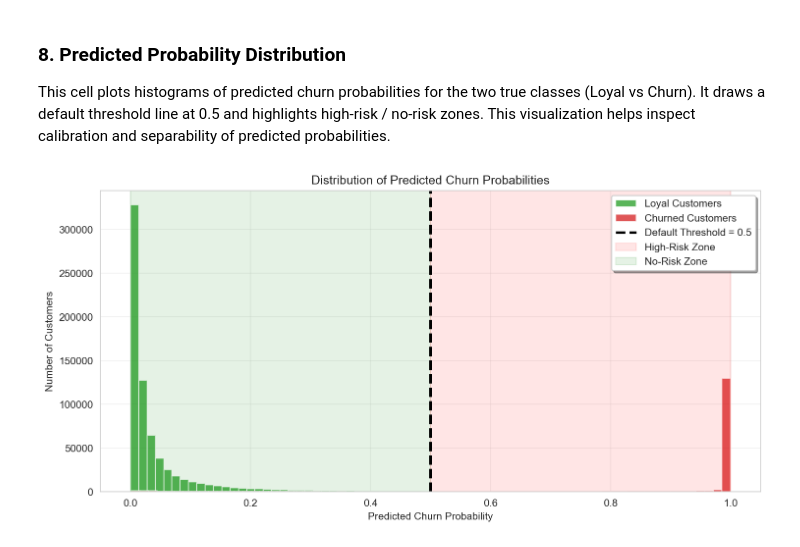
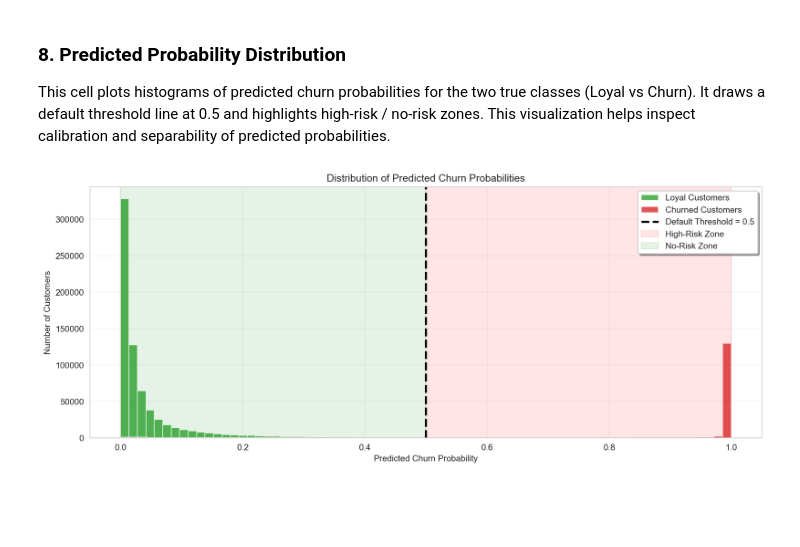
Before and after one commit to BraveVahid/telecom-customer-churn-prediction, a Jupyter notebook: notebooks/model_evaluation_report.ipynb, the cells around one changed output. Drawn from its saved outputs; the diff is of its cells as text; code cells hidden in the pictures; blank space fills up the shorter version.

```diff
--- a/notebooks/model_evaluation_report.ipynb
+++ b/notebooks/model_evaluation_report.ipynb
@@ -192,20 +231,20 @@ plt.show()
 
 This cell plots histograms of predicted churn probabilities for the two true classes (Loyal vs Churn). It draws a default threshold line at 0.5 and highlights high-risk / no-risk zones. This visualization helps inspect calibration and separability of predicted probabilities.
 # %%
-plt.figure(figsize=(10, 5))
+plt.figure(figsize=(12, 5))
 plt.hist(y_prob[y_test == 0], bins=70, alpha=0.78, label="Loyal Customers", color="#2ca02c", edgecolor="white")
 plt.hist(y_prob[y_test == 1], bins=70, alpha=0.78, label="Churned Customers", color="#d62728", edgecolor="white")
 
 plt.axvline(0.5, color="black", linewidth=2.5, linestyle="--", label="Default Threshold = 0.5")
 plt.axvspan(0.5, 1.0, alpha=0.1, color="red", label="High-Risk Zone")
 plt.axvspan(0, 0.5, alpha=0.1, color="green", label="No-Risk Zone")
 
 plt.xlabel("Predicted Churn Probability")
 plt.ylabel("Number of Customers")
 plt.title("Distribution of Predicted Churn Probabilities")
 plt.legend(frameon=True, fancybox=True, shadow=True)
 plt.grid(True, alpha=0.3)
 plt.tight_layout()
 plt.show()
 # %% [output]
-[figure, old version]
+[figure, new version]
```
Also changed, not shown: parts of 10 cells of this notebook.
